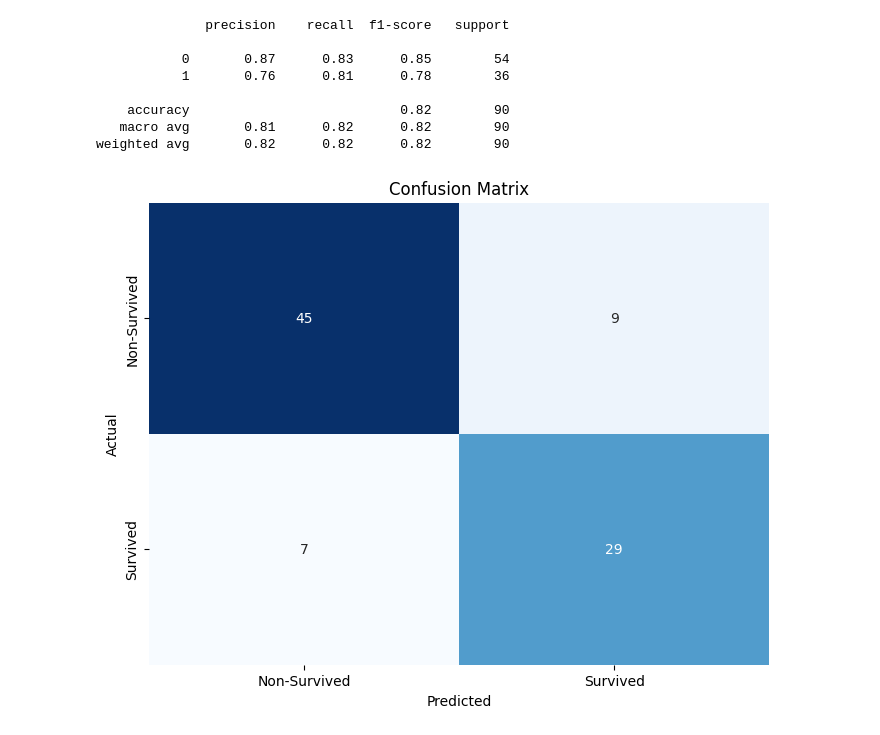
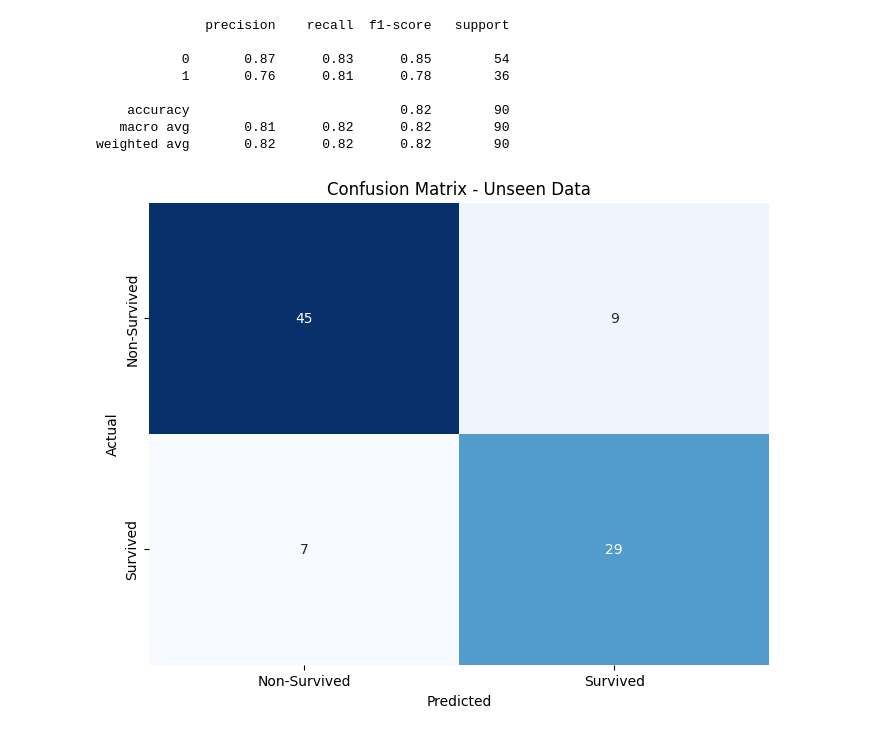
Before and after one commit to zehszo/IC-DecisionTree-RandomForest, a Jupyter notebook: DT_RF_Titanic.ipynb, the cells around one changed output. Cells and saved outputs as stored; diff of their text form; code cells hidden in the pictures.

```diff
--- a/DT_RF_Titanic.ipynb
+++ b/DT_RF_Titanic.ipynb
@@ -42,7 +42,7 @@ from sklearn.metrics import accuracy_score, classification_report, confusion_mat
 try:
     df = pd.read_csv('Titanic-Dataset.csv')
 
-    df['Age'] = df['Age'].fillna(df['Age'].median())
+    df['Age'] = df['Age'].fillna(df['Age'].mean())
 
     df['Fare'] = df['Fare'].fillna(df['Fare'].median())
 
@@ -348,16 +356,16 @@ print(classification_report(y_test, Y_pred))
    macro avg       0.81      0.82      0.82        90
 weighted avg       0.82      0.82      0.82        90
 # %%
-confusion_matrix = confusion_matrix(y_test, Y_pred)
+conf_matrix_result = confusion_matrix(y_test, Y_pred)
 plt.figure(figsize=(8, 6))
-sns.heatmap(confusion_matrix, annot=True, fmt='d', cmap='Blues', cbar=False,
+sns.heatmap(conf_matrix_result, annot=True, fmt='d', cmap='Blues', cbar=False,
             xticklabels=['Non-Survived', 'Survived'], yticklabels=['Non-Survived', 'Survived'])
 plt.xlabel('Predicted')
 plt.ylabel('Actual')
-plt.title('Confusion Matrix')
+plt.title('Confusion Matrix - Unseen Data')
 plt.show()
 # %% [output]
-[figure, old version]
+[figure, new version]
 # %% [markdown]
 ### 🏁 6. Final Conclusion: The Predictive Ceiling of the Titanic Dataset
 
```
Also changed, not shown: parts of 17 cells of this notebook.
